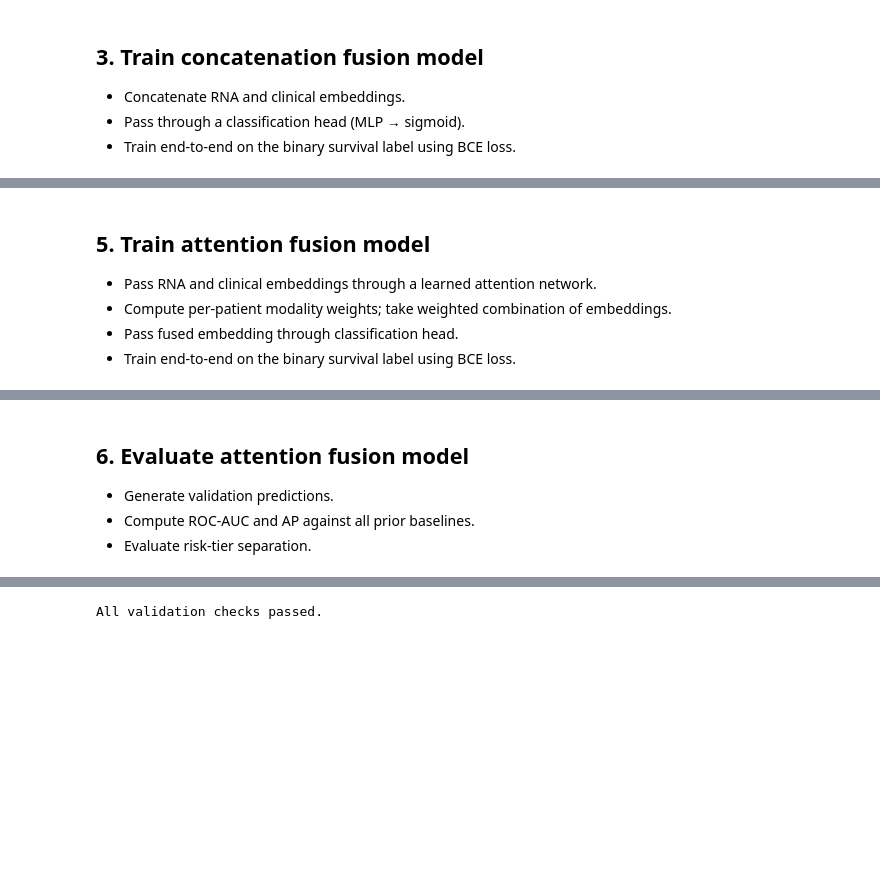
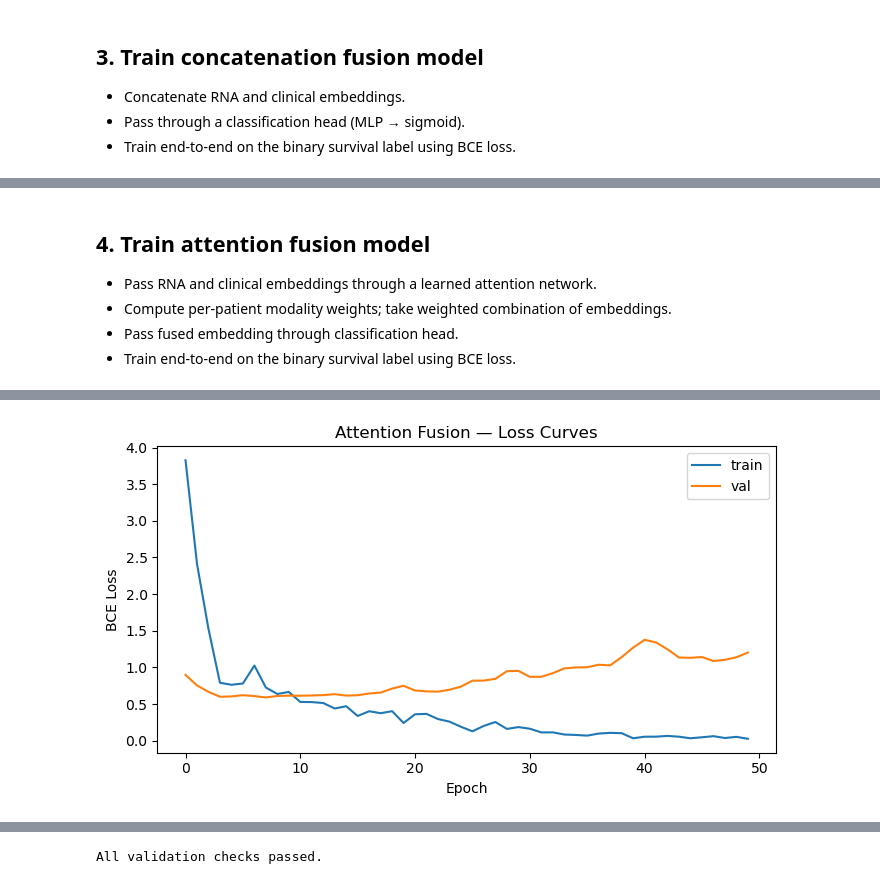
Before and after one commit to dpolioudakis/tcga-multimodal-survival, a Jupyter notebook: notebooks/08_train_multimodal.ipynb, the cells around one changed output, grey strips where cells are left out. Cells and saved outputs as stored; diff of their text form; code cells hidden in the pictures; blank space fills up the shorter version.

```diff
--- a/notebooks/08_train_multimodal.ipynb
+++ b/notebooks/08_train_multimodal.ipynb
@@ -266,5 +312,5 @@ display(risk_tier_summary(y_val, y_val_pred_concat, "Concat MLP"))
 # %% [markdown]
-## 5. Train attention fusion model
+## 4. Train attention fusion model
    - Pass RNA and clinical embeddings through a learned attention network.
    - Compute per-patient modality weights; take weighted combination of embeddings.
    - Pass fused embedding through classification head.
@@ -276,7 +322,7 @@ class AttentionFusionModel(nn.Module):
     Modality-level attention fusion: learns per-patient weights over RNA and clinical embeddings.
     Both embeddings are projected to the same dimension before attention is applied.
     """
-    def __init__(self, rna_encoder, clin_encoder, embed_dim: int = 128, dropout: float = 0.3):
+    def __init__(self, rna_encoder, clin_encoder, embed_dim: int = 64, dropout: float = 0.3):
         super().__init__()
         self.rna_encoder  = rna_encoder
         self.clin_encoder = clin_encoder
@@ -291,26 +337,17 @@ class AttentionFusionModel(nn.Module):
         rna_emb  = self.rna_encoder(x_rna)
         clin_emb = self.clin_proj(self.clin_encoder(x_clin))
 
-        stacked = torch.stack([rna_emb, clin_emb], dim=1)         # (B, 2, 128)
+        stacked = torch.stack([rna_emb, clin_emb], dim=1)         # (B, 2, 64)
         weights = torch.softmax(self.attention(stacked), dim=1)    # (B, 2, 1)
-        fused   = (stacked * weights).sum(dim=1)                   # (B, 128)
+        fused   = (stacked * weights).sum(dim=1)                   # (B, 64)
 
         return self.head(fused).squeeze(1)
 
 
+n_epochs = 50
 attn_model = AttentionFusionModel(RNAEncoder(n_rna_features), ClinicalEncoder(n_clin_features))
-optimizer  = torch.optim.Adam(attn_model.parameters(), lr=1e-3, weight_decay=1e-4)
-
-for epoch in range(1, n_epochs + 1):
-    attn_model.train()
-    for rna_batch, clin_batch, y_batch in train_loader:
-        optimizer.zero_grad()
-        loss = criterion(attn_model(rna_batch, clin_batch), y_batch)
-        loss.backward()
-        optimizer.step()
-
-    if epoch % 10 == 0:
-        attn_model.eval()
-        with torch.no_grad():
-            val_loss = criterion(attn_model(rna_val, clin_val), y_val_t).item()
-        print(f"Epoch {epoch:3d} — val loss: {val_loss:.4f}")
+attn_train_losses, attn_val_losses = train_model(
+    attn_model, train_loader, rna_val, clin_val, y_val_t, n_epochs
+)
+plot_losses(attn_train_losses, attn_val_losses, "Attention Fusion — Loss Curves")
+# %% [output]
@@ -317,6 +359 @@ for epoch in range(1, n_epochs + 1):
+[figure, added]
-# %% [markdown]
-
-## 6. Evaluate attention fusion model
-   - Generate validation predictions.
-   - Compute ROC-AUC and AP against all prior baselines.
-   - Evaluate risk-tier separation.
```
Also changed, not shown: parts of 22 cells of this notebook, 8 other files.
